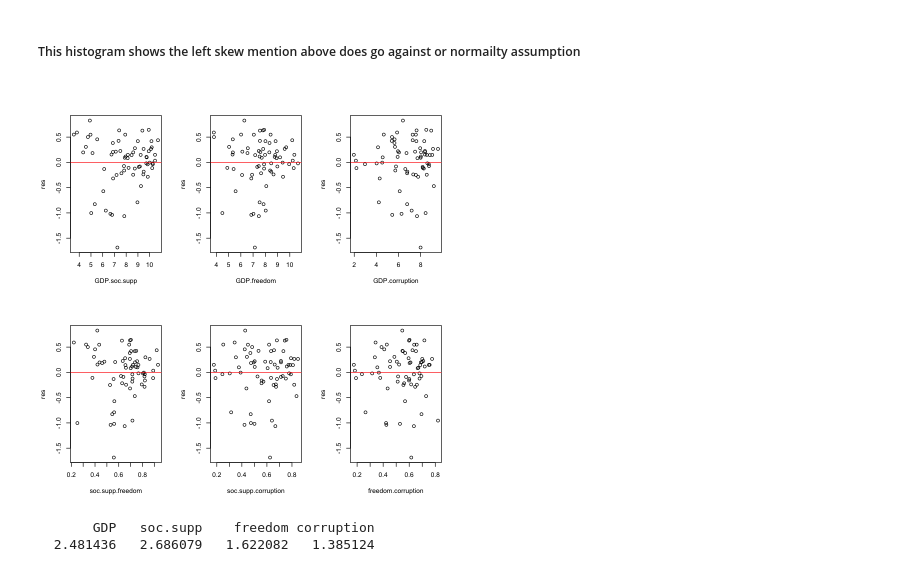
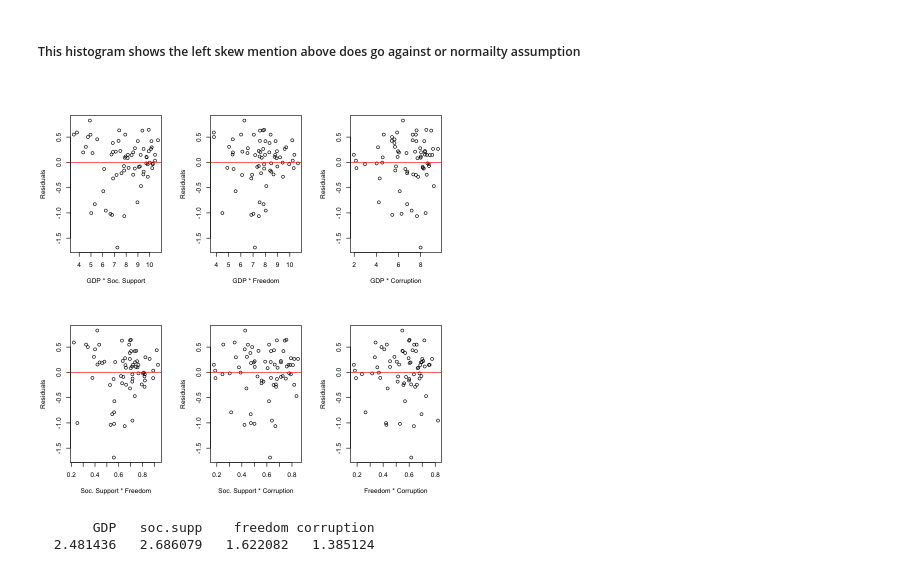
Before and after one commit to liamGaeuman/world_happiness, a Jupyter notebook: World_Happiness.ipynb, the cells around one changed output. Saved outputs shown, nothing was run; the diff lists cells and outputs as text; code cells hidden in the pictures.

```diff
--- a/World_Happiness.ipynb
+++ b/World_Happiness.ipynb
@@ -84,24 +82,26 @@ lines(x, y, col = "blue", lwd = 2)
 # %% [markdown]
 ##### This histogram shows the left skew mention above does go against or normailty assumption
 # %%
+# Function to create scatter plot with a red horizontal line
+plot_with_line <- function(x, y, x_label, y_label) {
+  plot(x, y,
+       xlab = x_label, ylab = y_label)
+  abline(h = 0, col = "red")
+}
+
 GDP.soc.supp<-GDP*soc.supp
 GDP.freedom<-GDP*freedom
 GDP.corruption<-GDP*corruption
 soc.supp.freedom<-soc.supp*freedom
 soc.supp.corruption<-soc.supp*corruption
 freedom.corruption<-freedom*corruption
 par(mfrow=c(2,3))
-plot(GDP.soc.supp,res)
-abline(h = 0, col = "red")
-plot(GDP.freedom,res)
-abline(h = 0, col = "red")
-plot(GDP.corruption,res)
-abline(h = 0, col = "red")
-plot(soc.supp.freedom,res)
-abline(h = 0, col = "red")
-plot(soc.supp.corruption,res)
-abline(h = 0, col = "red")
-plot(freedom.corruption,res)
-abline(h = 0, col = "red")
+# Create plots with labels
+plot_with_line(GDP.soc.supp, res, "GDP * Soc. Support", "Residuals")
+plot_with_line(GDP.freedom, res, "GDP * Freedom", "Residuals")
+plot_with_line(GDP.corruption, res, "GDP * Corruption", "Residuals")
+plot_with_line(soc.supp.freedom, res, "Soc. Support * Freedom", "Residuals")
+plot_with_line(soc.supp.corruption, res, "Soc. Support * Corruption", "Residuals")
+plot_with_line(freedom.corruption, res, "Freedom * Corruption", "Residuals")
 # %% [output]
-[figure, old version]
+[figure, new version]
```
Also changed, not shown: parts of 15 cells of this notebook.
